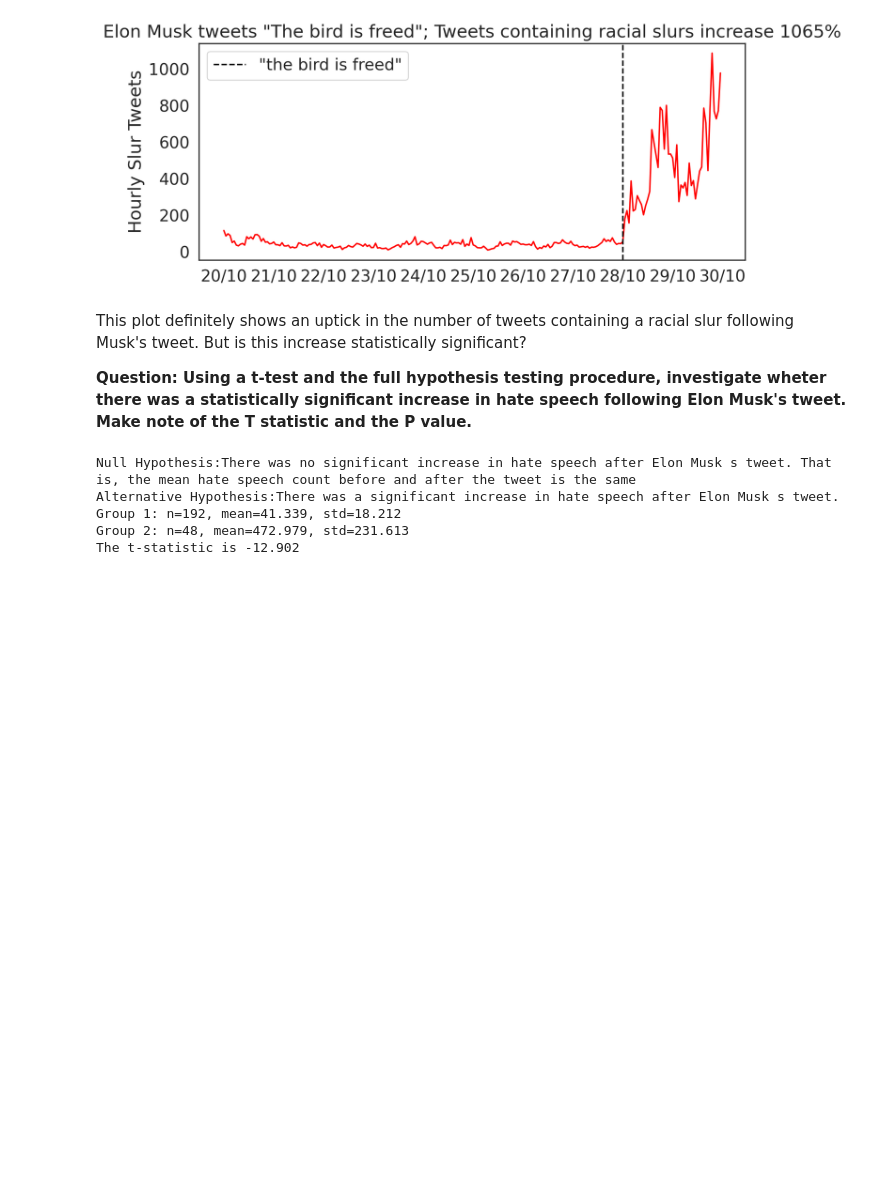
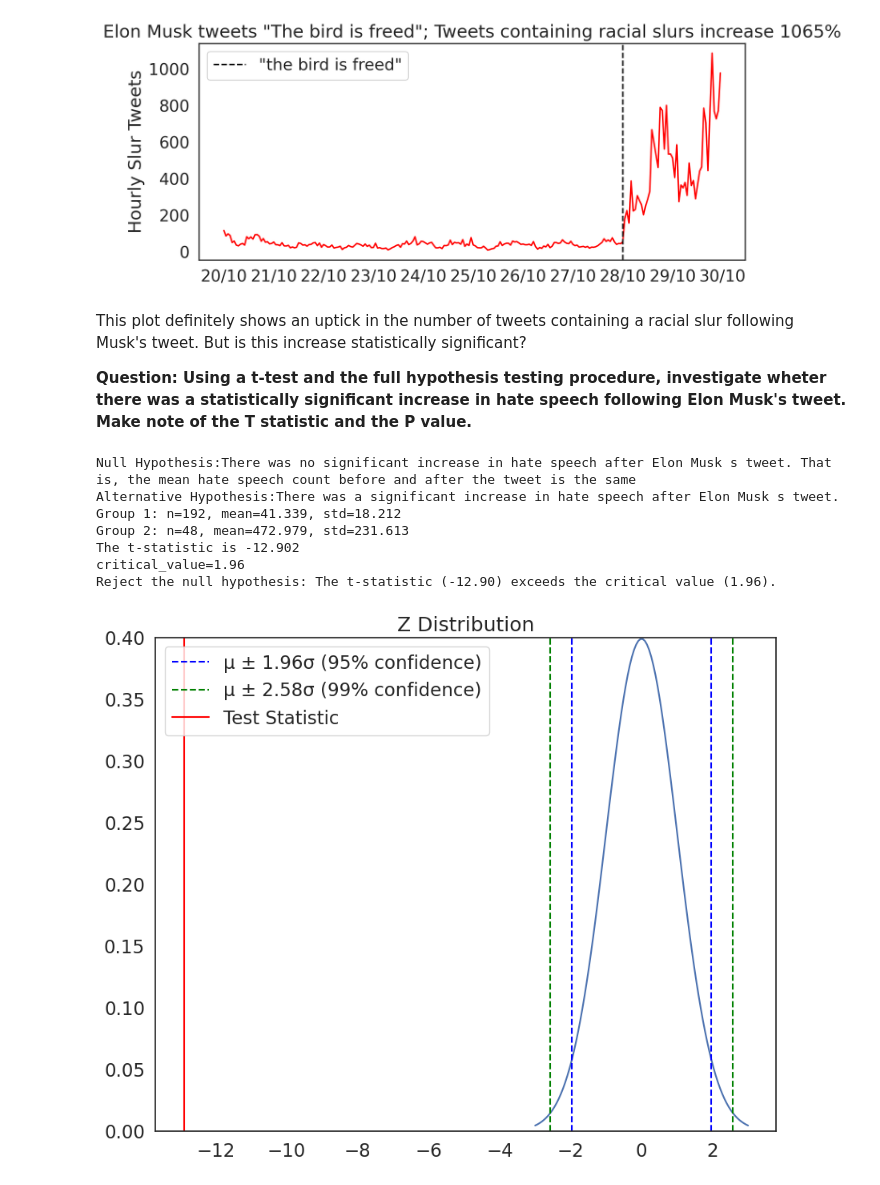
Before and after one commit to julia13dfm/QM2, a Jupyter notebook: notebooks/W06. Hypothesis Testing.ipynb, the cells around one changed output. Saved outputs shown, nothing was run; the diff lists cells and outputs as text; code cells hidden in the pictures; blank space fills up the shorter version.

```diff
--- a/notebooks/W06. Hypothesis Testing.ipynb
+++ b/notebooks/W06. Hypothesis Testing.ipynb
@@ -322,13 +322,30 @@ This plot definitely shows an uptick in the number of tweets containing a racial
 # %%
 print('Null Hypothesis:There was no significant increase in hate speech after Elon Musk s tweet. That is, the mean hate speech count before and after the tweet is the same')
 print('Alternative Hypothesis:There was a significant increase in hate speech after Elon Musk s tweet.')
 #creating groups
 pre=tweets[tweets['hour']<tweet]['count']
 post=tweets[tweets['hour']>=tweet]['count']
 t = manual_ttest(pre,post)
+t_stat=-12.902
+critical_value=1.96
+print('critical_value=1.96')
+if abs(t_stat) > critical_value:
+    print(f"Reject the null hypothesis: The t-statistic ({t_stat:.2f}) exceeds the critical value ({critical_value}).")
+else:
+    print(f"Fail to reject the null hypothesis: The t-statistic ({t_stat:.2f}) does not exceed the critical value ({critical_value}).")
+
+# plot t statistic
+plot_z(t)
+
+#Interpretation:
+#Since the t-statistic (-12.902) is beyond the critical value (1.96), my analysis suggests that there is strong evidence that
+#the increase in hate speech following Elon Musk's tweet is statistically significant and that it is not due to random chance.This indicates a rejection of the Null Hypothesis.
 # %% [output]
 Null Hypothesis:There was no significant increase in hate speech after Elon Musk s tweet. That is, the mean hate speech count before and after the tweet is the same
 Alternative Hypothesis:There was a significant increase in hate speech after Elon Musk s tweet.
 Group 1: n=192, mean=41.339, std=18.212
 Group 2: n=48, mean=472.979, std=231.613
 The t-statistic is -12.902
+critical_value=1.96
+Reject the null hypothesis: The t-statistic (-12.90) exceeds the critical value (1.96).
+[figure, added]
```
